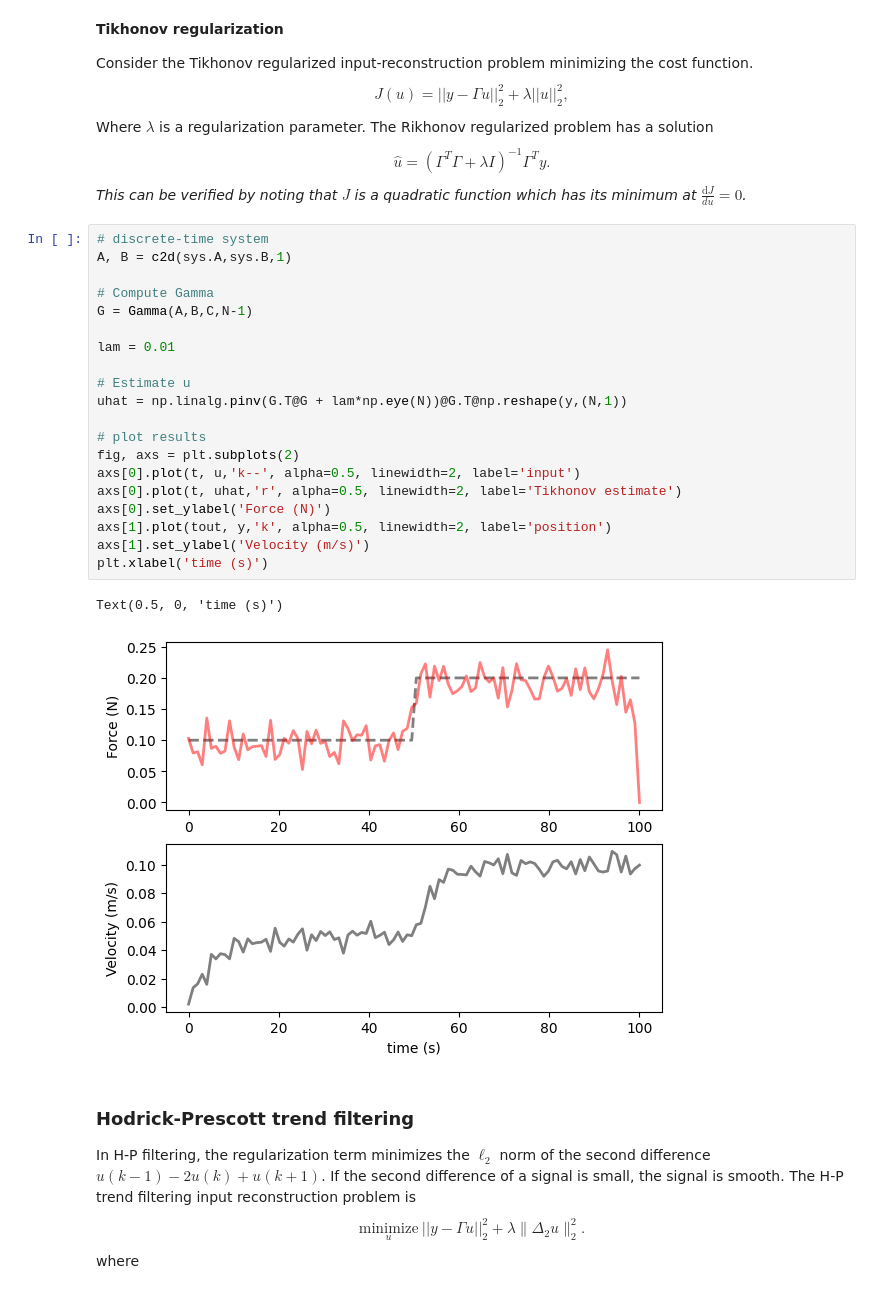
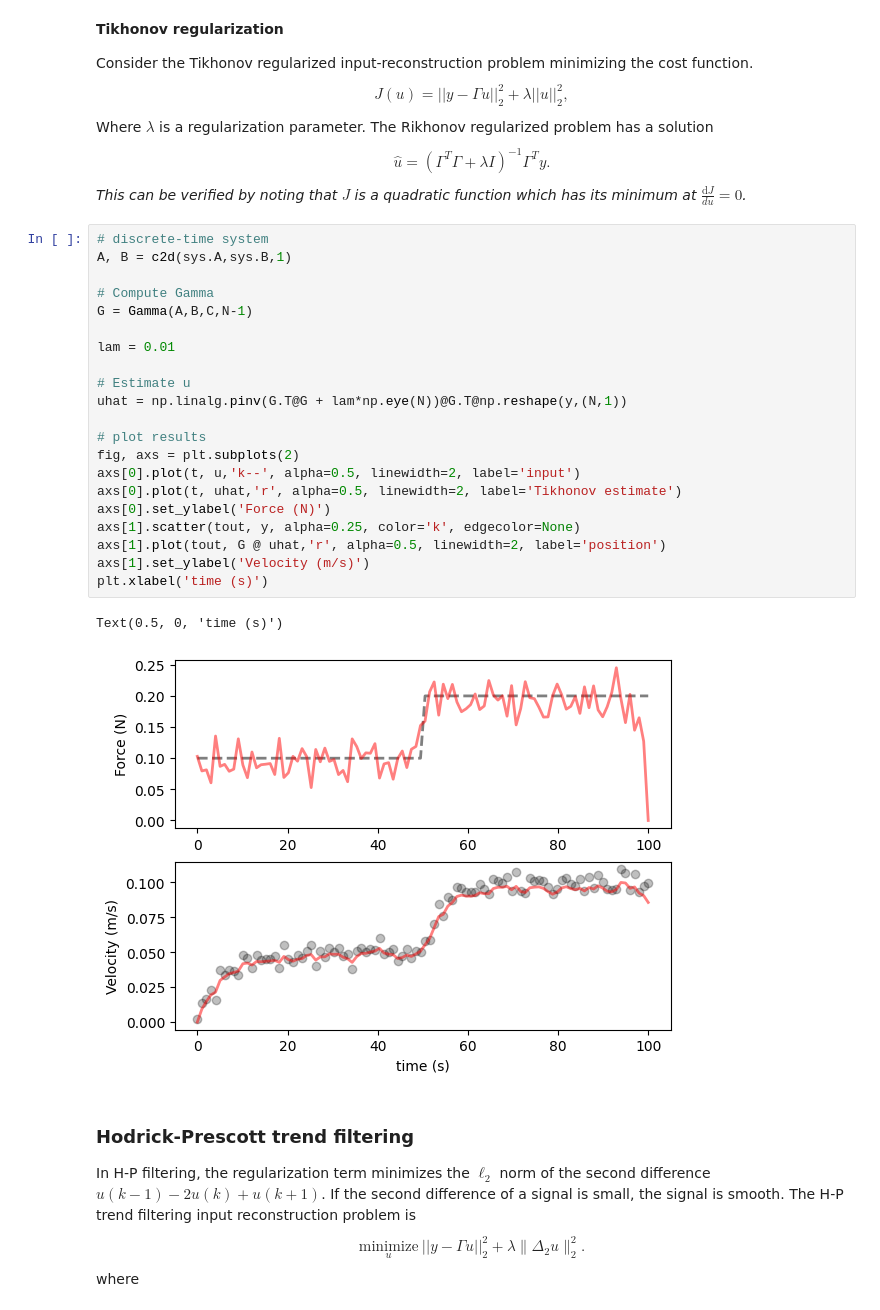
Before and after one commit to mmanngard/VirtualSensors, a Jupyter notebook: notebooks/virtual_sensing_introduction.ipynb, the cells around one changed output. Cells and saved outputs as stored; diff of their text form.

Commit message:
updated figures

```diff
--- a/notebooks/virtual_sensing_introduction.ipynb
+++ b/notebooks/virtual_sensing_introduction.ipynb
@@ -296,26 +296,27 @@ $$
 # %%
 # discrete-time system
 A, B = c2d(sys.A,sys.B,1)
 
 # Compute Gamma
 G = Gamma(A,B,C,N-1)
 
 lam = 0.01
 
 # Estimate u
 uhat = np.linalg.pinv(G.T@G + lam*np.eye(N))@G.T@np.reshape(y,(N,1))
 
 # plot results
 fig, axs = plt.subplots(2)
 axs[0].plot(t, u,'k--', alpha=0.5, linewidth=2, label='input')
 axs[0].plot(t, uhat,'r', alpha=0.5, linewidth=2, label='Tikhonov estimate')
 axs[0].set_ylabel('Force (N)')
-axs[1].plot(tout, y,'k', alpha=0.5, linewidth=2, label='position')
+axs[1].scatter(tout, y, alpha=0.25, color='k', edgecolor=None)
+axs[1].plot(tout, G @ uhat,'r', alpha=0.5, linewidth=2, label='position')
 axs[1].set_ylabel('Velocity (m/s)')
 plt.xlabel('time (s)')
 # %% [output]
 Text(0.5, 0, 'time (s)')
-[figure, old version]
+[figure, new version]
 # %% [markdown]
 ### Hodrick-Prescott trend filtering
 In H-P filtering, the regularization term minimizes the $\ell_2$ norm of the second difference $u(k-1) - 2u(k) + u(k+1)$. If the second difference of a signal is small, the signal is smooth. The H-P trend filtering input reconstruction problem is
```
Also changed, not shown: parts of 1 cell of this notebook.
